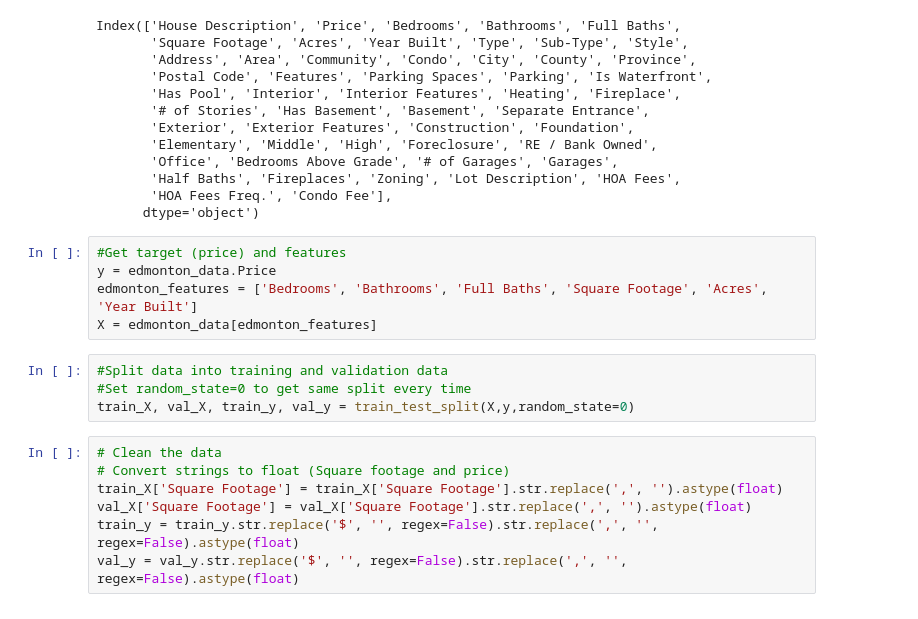
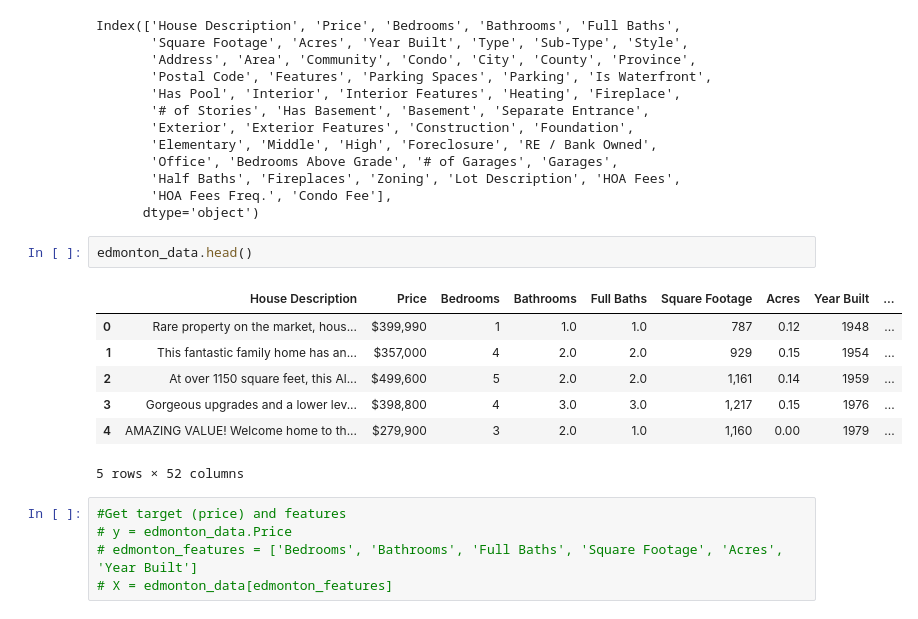
Before and after one commit to AlyElathy/machine-learning-project, a Jupyter notebook: Edmonton-housing-prices/edmonton_housing_prices_learn.ipynb, the cells around one changed output. Drawn from its saved outputs; the diff is of its cells as text.

```diff
--- a/Edmonton-housing-prices/edmonton_housing_prices_learn.ipynb
+++ b/Edmonton-housing-prices/edmonton_housing_prices_learn.ipynb
@@ -32,19 +41,18 @@ Index(['House Description', 'Price', 'Bedrooms', 'Bathrooms', 'Full Baths',
        'Half Baths', 'Fireplaces', 'Zoning', 'Lot Description', 'HOA Fees',
        'HOA Fees Freq.', 'Condo Fee'],
       dtype='object')
+# %%
+edmonton_data.head()
+# %% [output]
+|  | House Description | Price | Bedrooms | Bathrooms | Full Baths | Square Footage | Acres | Year Built | ... |
+| 0 | Rare property on the market, hous... | $399,990 | 1 | 1.0 | 1.0 | 787 | 0.12 | 1948 | ... |
+| 1 | This fantastic family home has an... | $357,000 | 4 | 2.0 | 2.0 | 929 | 0.15 | 1954 | ... |
+| 2 | At over 1150 square feet, this Al... | $499,600 | 5 | 2.0 | 2.0 | 1,161 | 0.14 | 1959 | ... |
+| 3 | Gorgeous upgrades and a lower lev... | $398,800 | 4 | 3.0 | 3.0 | 1,217 | 0.15 | 1976 | ... |
+| 4 | AMAZING VALUE! Welcome home to th... | $279,900 | 3 | 2.0 | 1.0 | 1,160 | 0.00 | 1979 | ... |
+5 rows × 52 columns
 # %%
 #Get target (price) and features
-y = edmonton_data.Price
-edmonton_features = ['Bedrooms', 'Bathrooms', 'Full Baths', 'Square Footage', 'Acres', 'Year Built']
-X = edmonton_data[edmonton_features]
+# y = edmonton_data.Price
+# edmonton_features = ['Bedrooms', 'Bathrooms', 'Full Baths', 'Square Footage', 'Acres', 'Year Built']
+# X = edmonton_data[edmonton_features]
-# %%
-#Split data into training and validation data
-#Set random_state=0 to get same split every time
-train_X, val_X, train_y, val_y = train_test_split(X,y,random_state=0)
-# %%
-# Clean the data
-# Convert strings to float (Square footage and price)
-train_X['Square Footage'] = train_X['Square Footage'].str.replace(',', '').astype(float)
-val_X['Square Footage'] = val_X['Square Footage'].str.replace(',', '').astype(float)
-train_y = train_y.str.replace('$', '', regex=False).str.replace(',', '', regex=False).astype(float)
-val_y = val_y.str.replace('$', '', regex=False).str.replace(',', '', regex=False).astype(float)
```
Also changed, not shown: parts of 15 cells of this notebook.
